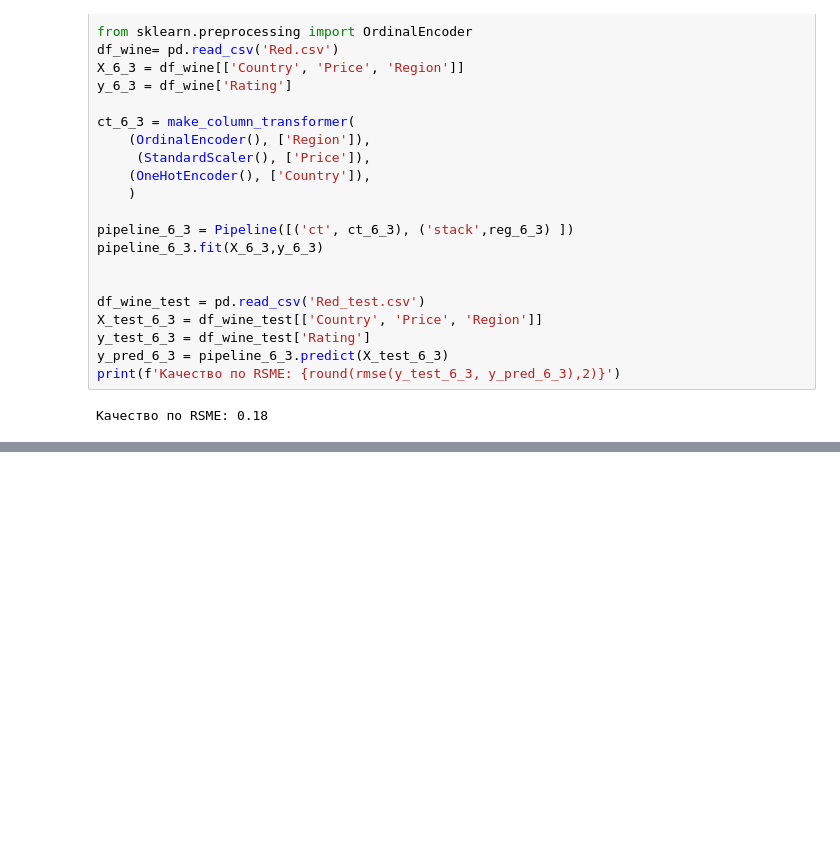
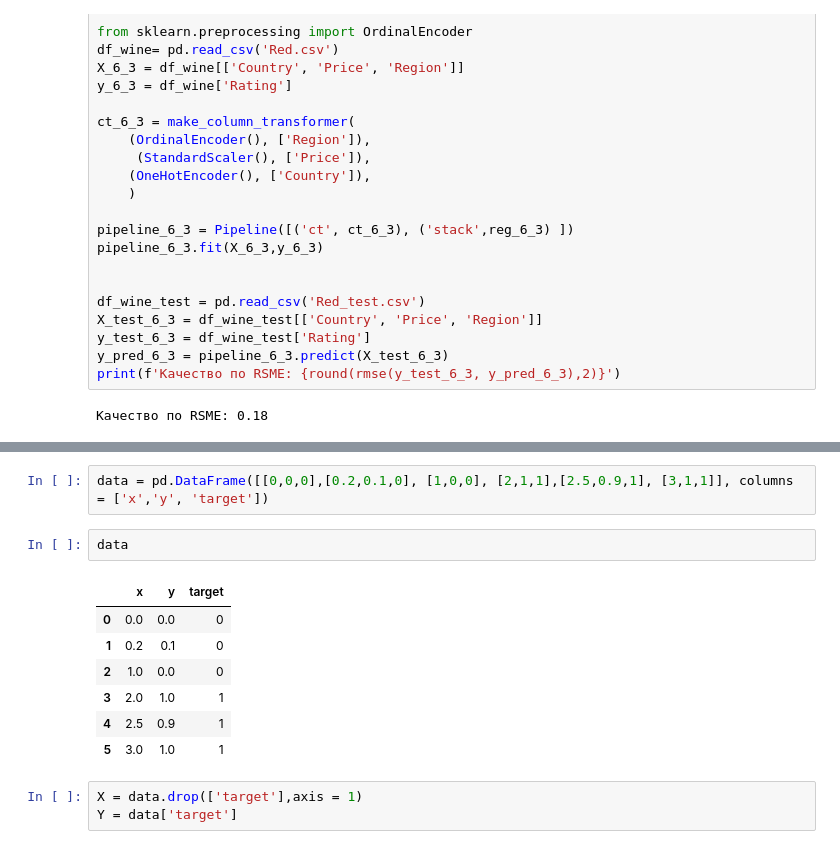
Before and after one commit to AlexGorel/IDE_NEW, a Jupyter notebook: ML-8. Продвинутые методы машинного обучения/ML-8._Pipelines.ipynb, the cells around one changed output, grey strips where cells are left out. Drawn from its saved outputs; the diff is of its cells as text; blank space fills up the shorter version.

```diff
--- a/ML-8. Продвинутые методы машинного обучения/ML-8._Pipelines.ipynb
+++ b/ML-8. Продвинутые методы машинного обучения/ML-8._Pipelines.ipynb
@@ -383,0 +391,15 @@ print(f'Качество по RSME: {round(rmse(y_test_6_3, y_pred_6_3),2)}')
+# %%
+data = pd.DataFrame([[0,0,0],[0.2,0.1,0], [1,0,0], [2,1,1],[2.5,0.9,1], [3,1,1]], columns = ['x','y', 'target'])
+# %%
+data
+# %% [output]
+|  | x | y | target |
+| 0 | 0.0 | 0.0 | 0 |
+| 1 | 0.2 | 0.1 | 0 |
+| 2 | 1.0 | 0.0 | 0 |
+| 3 | 2.0 | 1.0 | 1 |
+| 4 | 2.5 | 0.9 | 1 |
+| 5 | 3.0 | 1.0 | 1 |
+# %%
+X = data.drop(['target'],axis = 1)
+Y = data['target']
```
Also changed, not shown: parts of 3 cells of this notebook, 4 other files.
